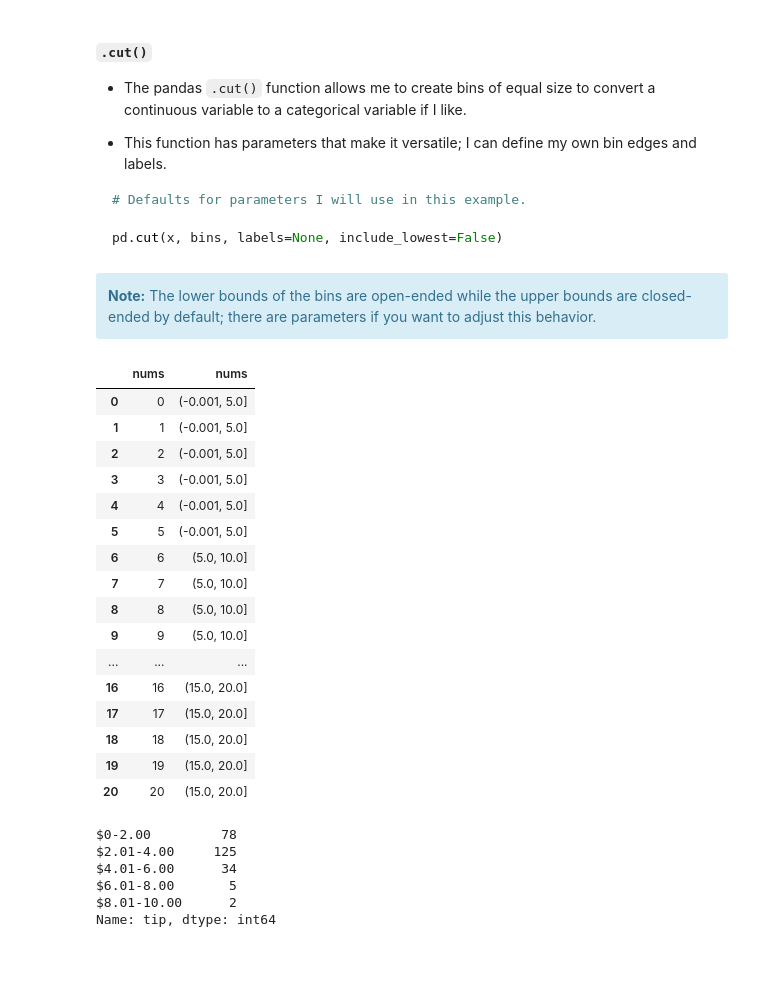
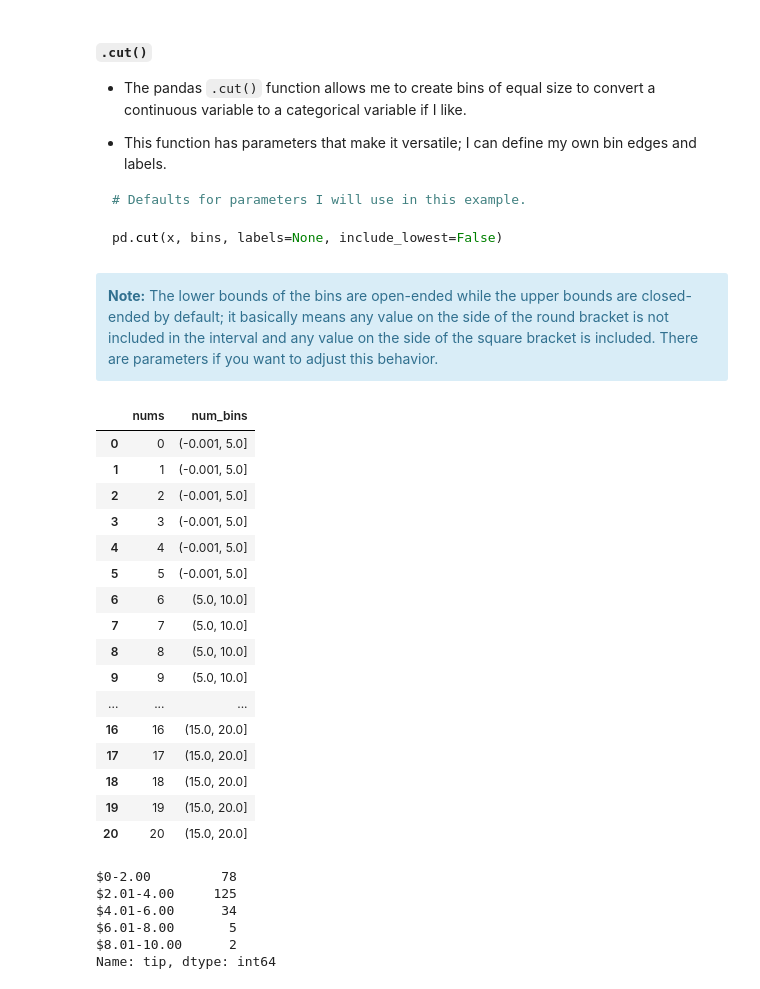
Before and after one commit to faithkane3/f_python, a Jupyter notebook: pandas_series_lesson-answers.ipynb, the cells around one changed output. Cells and saved outputs as stored; diff of their text form; code cells hidden in the pictures; blank space fills up the shorter version.

````diff
--- a/pandas_series_lesson-answers.ipynb
+++ b/pandas_series_lesson-answers.ipynb
@@ -1252,33 +1252,41 @@ plt.show()
 pd.cut(x, bins, labels=None, include_lowest=False)
 ```
 # %% [markdown]
-<div class="alert alert-block alert-info"><b>Note:</b> The lower bounds of the bins are open-ended while the upper bounds are closed-ended by default; there are parameters if you want to adjust this behavior.</div>
+<div class="alert alert-block alert-info"><b>Note:</b> The lower bounds of the bins are open-ended while the upper bounds are closed-ended by default; it basically means any value on the side of the round bracket is not included in the interval and any value on the side of the square bracket is included. There are parameters if you want to adjust this behavior.</div>
 # %%
-nums = pd.Series([0, 1, 2, 3, 4, 5, 6, 7, 8, 9, 10, 11, 12, 13, 14, 15, 16, 17, 18, 19, 20])
+# Create a Series of numbers.
+
+nums = pd.Series([1, 2, 3, 4, 5, 6, 7, 8, 9, 10, 11, 12, 13, 14, 15, 16, 17, 18, 19, 20])
 nums.name = 'nums'
 # %%
+# Define my own bin edges and create the binned Series using pd.cut()
+
 bin_edges = [0, 5, 10, 15, 20]
-bins = pd.cut(nums, bins=bin_edges, include_lowest=True)
+bins = pd.cut(nums, bins=bin_edges)
-# %%
-pd.concat([nums, bins], axis=1)
-# %% [output]
-|  | nums | nums |
-| 0 | 0 | (-0.001, 5.0] |
-| 1 | 1 | (-0.001, 5.0] |
-| 2 | 2 | (-0.001, 5.0] |
-| 3 | 3 | (-0.001, 5.0] |
-| 4 | 4 | (-0.001, 5.0] |
-| 5 | 5 | (-0.001, 5.0] |
-| 6 | 6 | (5.0, 10.0] |
-| 7 | 7 | (5.0, 10.0] |
-| 8 | 8 | (5.0, 10.0] |
-| 9 | 9 | (5.0, 10.0] |
-| ... | ... | ... |
-| 16 | 16 | (15.0, 20.0] |
-| 17 | 17 | (15.0, 20.0] |
-| 18 | 18 | (15.0, 20.0] |
-| 19 | 19 | (15.0, 20.0] |
-| 20 | 20 | (15.0, 20.0] |
+# %%
+# View each value and its bin side by side to understand the edges.
+
+nums_df = pd.concat([nums, bins], axis=1)
+nums_df.columns = ['nums', 'num_bins']
+nums_df
+# %% [output]
+|  | nums | num_bins |
+| 0 | 0 | (-0.001, 5.0] |
+| 1 | 1 | (-0.001, 5.0] |
+| 2 | 2 | (-0.001, 5.0] |
+| 3 | 3 | (-0.001, 5.0] |
+| 4 | 4 | (-0.001, 5.0] |
+| 5 | 5 | (-0.001, 5.0] |
+| 6 | 6 | (5.0, 10.0] |
+| 7 | 7 | (5.0, 10.0] |
+| 8 | 8 | (5.0, 10.0] |
+| 9 | 9 | (5.0, 10.0] |
+| ... | ... | ... |
+| 16 | 16 | (15.0, 20.0] |
+| 17 | 17 | (15.0, 20.0] |
+| 18 | 18 | (15.0, 20.0] |
+| 19 | 19 | (15.0, 20.0] |
+| 20 | 20 | (15.0, 20.0] |
 # %%
 # Define bin edges.
 bin_edges = [0, 2, 4, 6, 8, 10]
````
Also changed, not shown: 1 other file.
